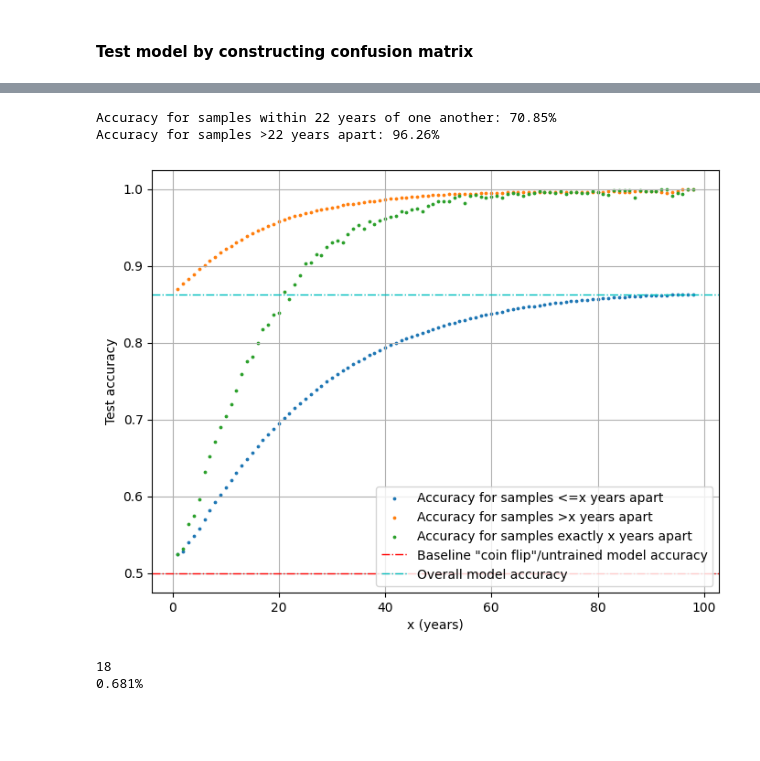
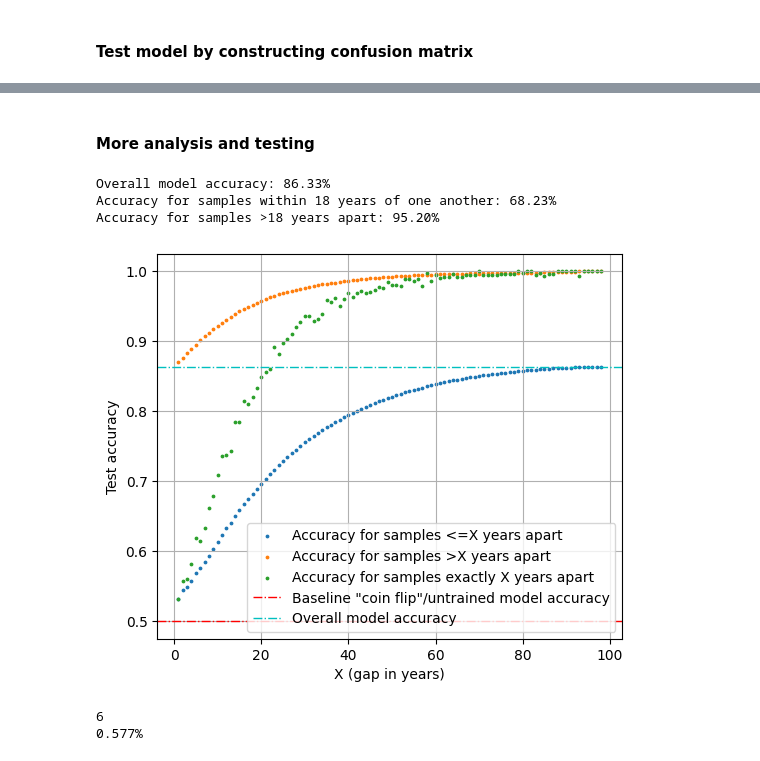
Before and after one commit to RickHanish/Movie_Poster_Dating, a Jupyter notebook: final_project.ipynb, the cells around one changed output, grey strips where cells are left out. Drawn from its saved outputs; the diff is of its cells as text; code cells hidden in the pictures; blank space fills up the shorter version.

```diff
--- a/final_project.ipynb
+++ b/final_project.ipynb
@@ -358,7 +364,7 @@ plt.show()
 # %% [markdown]
 #### Test model by constructing confusion matrix
 # %%
-num_per_year = 20
+num_per_year = 10
 
 cm_id_pairs = []
 cm_years = []
@@ -461,3 +546,5 @@ plt.show()
+# %% [markdown]
+#### More analysis and testing
 # %%
 def sum_near_diagonal(matrix, n, num_per_year=10):
     rows, cols = matrix.shape
@@ -482,17 +569,18 @@ def sum_near_diagonal(matrix, n, num_per_year=10):
             far_from_diagonal_cnt, far_from_diagonal_total,
             on_diagonal_cnt, on_diagonal_total)
 # %%
-n = 22
+n = 18
 close_cnt, close_total, far_cnt, far_total, on_cnt, on_total = sum_near_diagonal(confusion_matrix, n, num_per_year)
 
 overall_model_acc = np.sum(confusion_matrix) / (num_per_year * (confusion_matrix.size - num_years))
-print(f'Overall model accuracy: {overall_model_acc*100:.2}%')
+print(f'Overall model accuracy: {overall_model_acc*100:.2f}%')
 
 print(f'Accuracy for samples within {n} years of one another: {(close_cnt / close_total)*100:.2f}%')
 print(f'Accuracy for samples >{n} years apart: {(far_cnt / far_total)*100:.2f}%')
 # %% [output]
-Accuracy for samples within 22 years of one another: 70.85%
-Accuracy for samples >22 years apart: 96.26%
+Overall model accuracy: 86.33%
+Accuracy for samples within 18 years of one another: 68.23%
+Accuracy for samples >18 years apart: 95.20%
 # %%
 accs_within_n = []
 accs_outside_n = []
@@ -510,31 +598,32 @@ accs_within_n = np.array(accs_within_n)
 accs_outside_n = np.array(accs_outside_n)
 accs_at_n = np.array(accs_at_n)
 # %%
-fig = plt.figure(figsize=(8,6))
+fig = plt.figure(figsize=(6,5))
 
-plt.scatter(range(1, num_years-1), accs_within_n, label='Accuracy for samples <=x years apart', s=3)
-plt.scatter(range(1, num_years-1), accs_outside_n, label='Accuracy for samples >x years apart', s=3)
-plt.scatter(range(1, num_years-1), accs_at_n, label='Accuracy for samples exactly x years apart', s=3)
+plt.scatter(range(1, num_years-1), accs_within_n, label='Accuracy for samples <=X years apart', s=3)
+plt.scatter(range(1, num_years-1), accs_outside_n, label='Accuracy for samples >X years apart', s=3)
+plt.scatter(range(1, num_years-1), accs_at_n, label='Accuracy for samples exactly X years apart', s=3)
 
 plt.axhline(y=.5, color='r', linestyle='-.', lw=1, label='Baseline "coin flip"/untrained model accuracy')
 plt.axhline(y=overall_model_acc, color='c', linestyle='-.', lw=1, label='Overall model accuracy')
 
 plt.legend()
 
-plt.xlabel('x (years)')
+plt.xlabel('X (gap in years)')
 plt.ylabel('Test accuracy')
 plt.grid()
+plt.savefig('report_figures/testing_analysis.png')
 plt.show()
 # %% [output]
-[figure, old version]
+[figure, new version]
 # %%
-conf_threshold = 0.95
+conf_threshold = 0.9
 conf_interval_years = np.where(np.array(accs_outside_n) > conf_threshold)[0][0] + 1
 acc_within_that_year = accs_within_n[conf_interval_years-1]
 print(conf_interval_years)
 print('%.3f%%' % acc_within_that_year)
 # %% [output]
-18
-0.681%
+6
+0.577%
 # %%
 np.save('confusion_matrix.npy', confusion_matrix)
```
Also changed, not shown: parts of 9 cells of this notebook, 1 other file.
